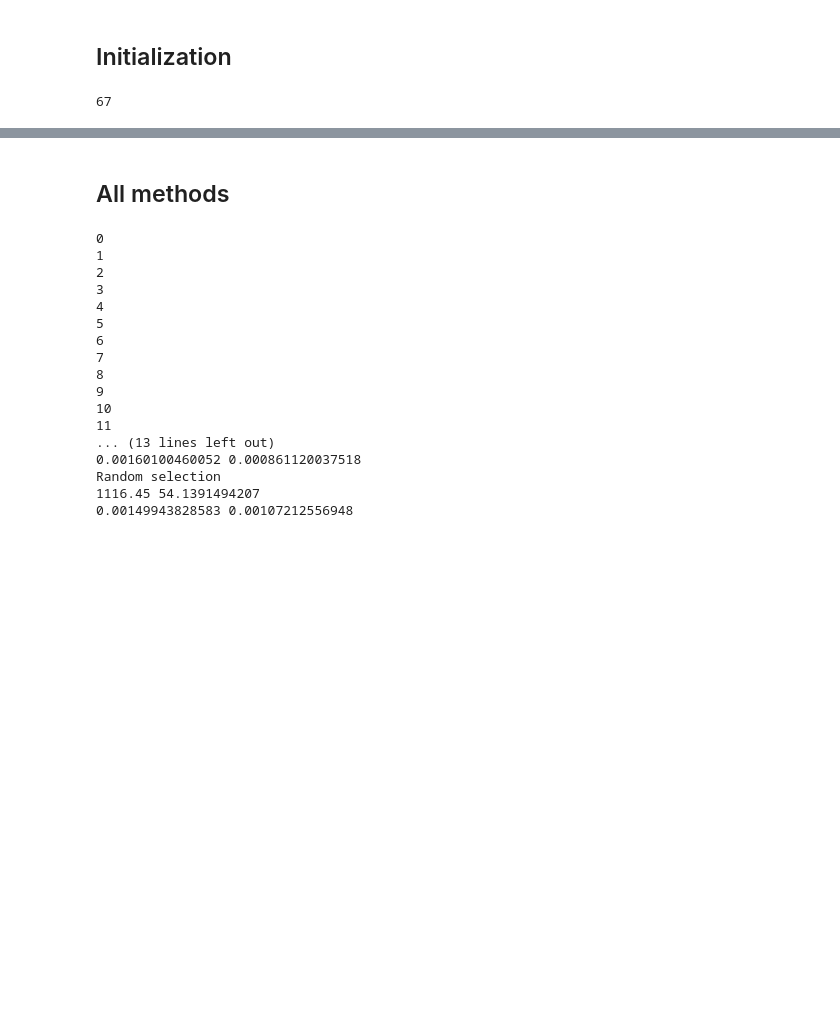
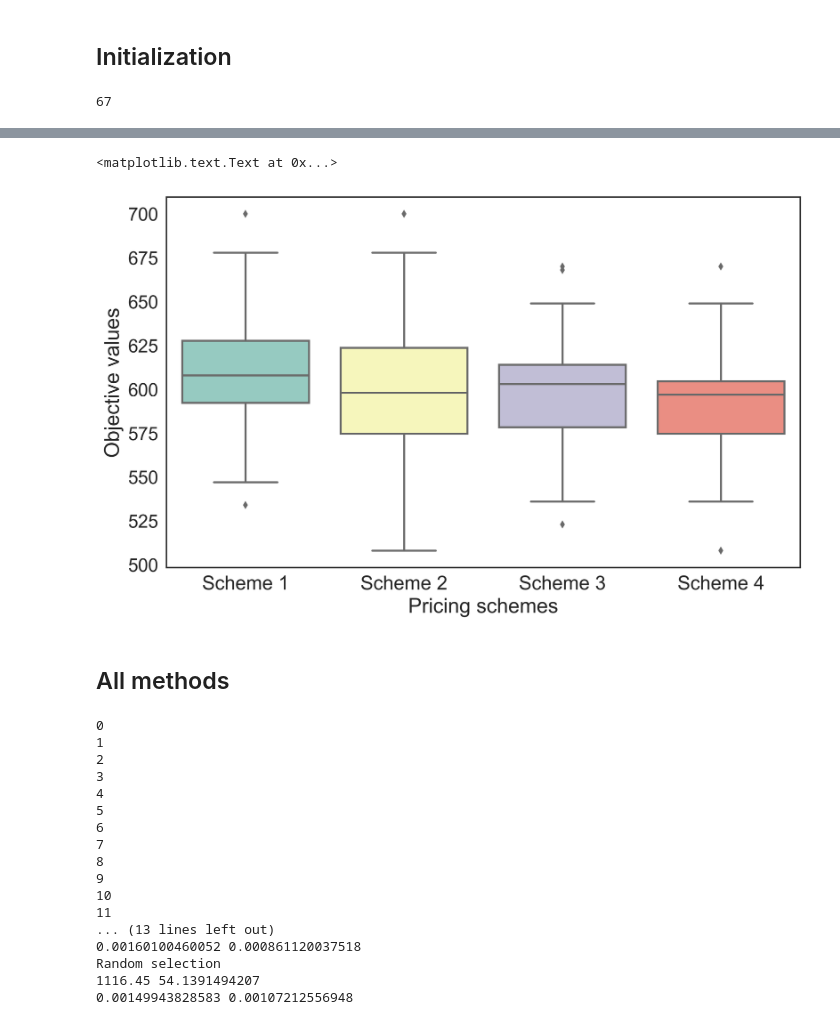
Before and after one commit to AlanPi1992/Curbside-pickup-dropoff-locations, a Jupyter notebook: Case_study2.ipynb, the cells around one changed output, grey strips where cells are left out. Saved outputs shown, nothing was run; the diff lists cells and outputs as text; code cells hidden in the pictures; blank space fills up the shorter version.

```diff
--- a/Case_study2.ipynb
+++ b/Case_study2.ipynb
@@ -43,3 +273,19 @@ srkernel_list = [[1, 0.4, 0] for i in range(len(candidate_list))]
+# %%
+# Box plot
+
+import seaborn as sns
+
+sns.set(style="white")
+fig = plt.figure(figsize=(10, 6), dpi=300)
+ax = sns.boxplot(data=[obj_pricing1, obj_pricing2, obj_pricing3, obj_pricing4], palette="Set3")
+ax.tick_params(axis="y", labelsize=16)
+ax.set_xticklabels(['Scheme 1', 'Scheme 2', 'Scheme 3', 'Scheme 4'], fontdict={'fontsize': 17})
+
+plt.xlabel('Pricing schemes', fontsize=18)
+plt.ylabel('Objective values', fontsize=18)
+# %% [output]
+<matplotlib.text.Text at 0x...>
+[figure, added]
 # %% [markdown]
 ## All methods
 # %%
```
Also changed, not shown: parts of 7 cells of this notebook.
